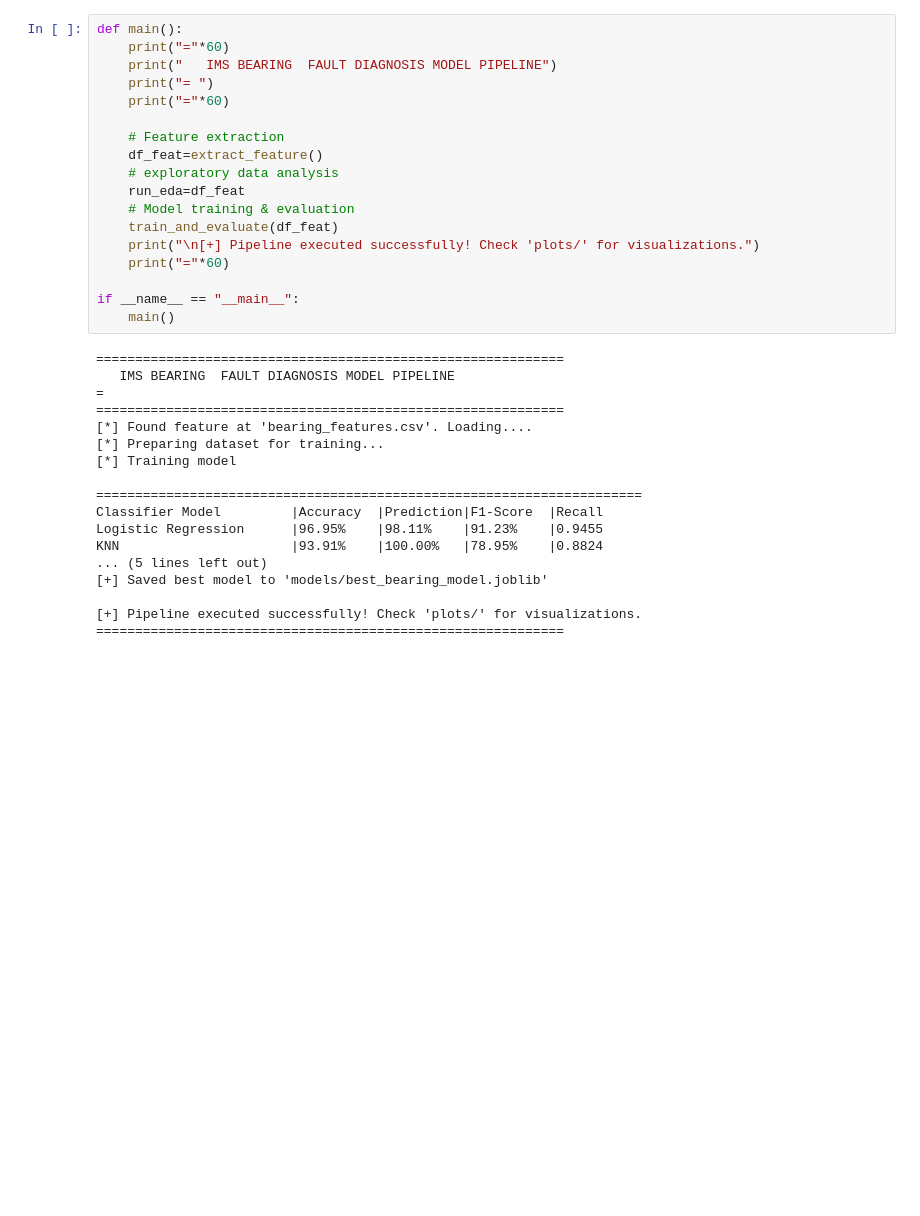
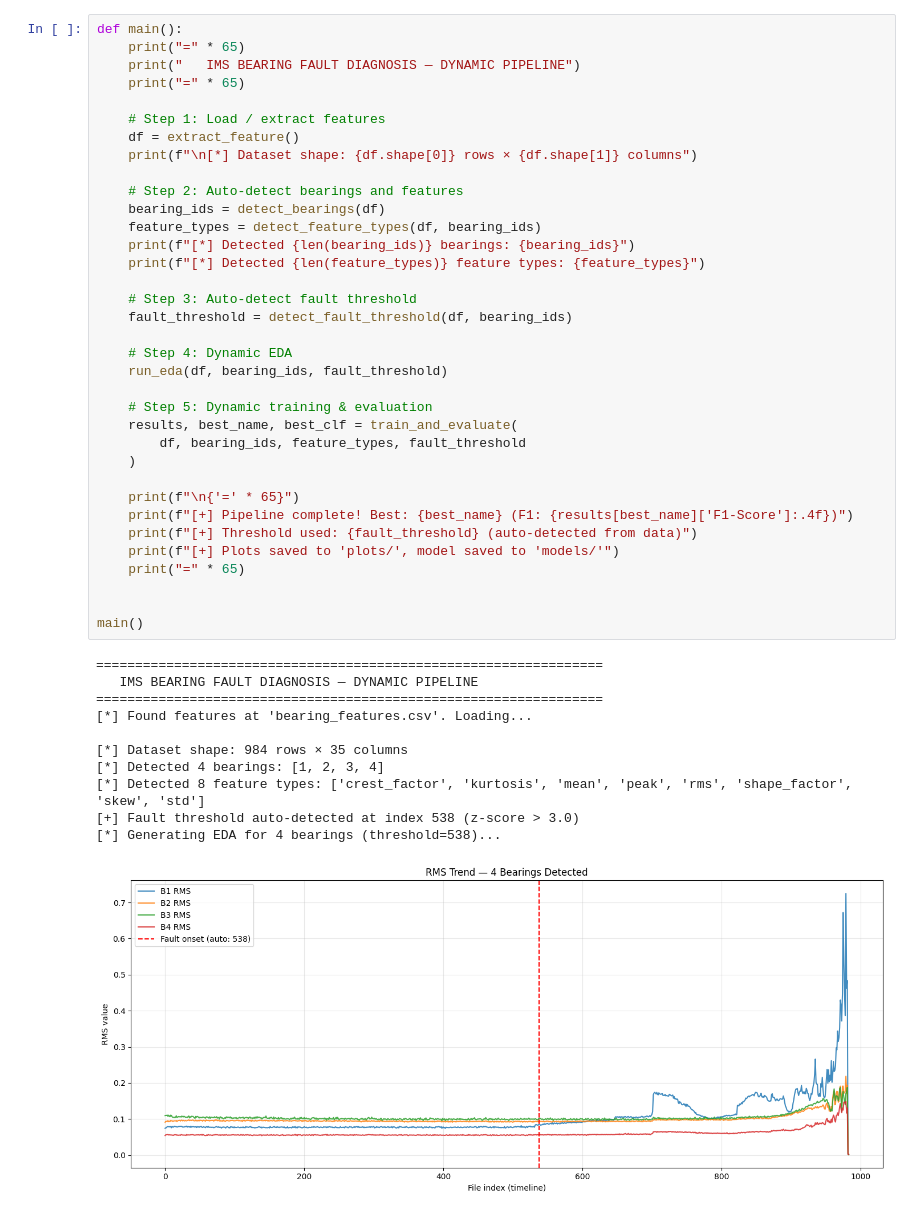
Before and after one commit to Shashank1725/-NASA-IMS-Bearing-Fault-Diagnosis, a Jupyter notebook: main.ipynb, the cells around one changed output. Cells and saved outputs as stored; diff of their text form; blank space fills up the shorter version.

Commit message:
Update models, plots, and main notebook

```diff
--- a/main.ipynb
+++ b/main.ipynb
@@ -199,36 +450,47 @@ def train_and_evaluate(df):
 # %%
 def main():
-    print("="*60)
-    print("   IMS BEARING  FAULT DIAGNOSIS MODEL PIPELINE")
-    print("= ")
-    print("="*60)
+    print("=" * 65)
+    print("   IMS BEARING FAULT DIAGNOSIS — DYNAMIC PIPELINE")
+    print("=" * 65)
 
-    # Feature extraction
-    df_feat=extract_feature()
-    # exploratory data analysis
-    run_eda=df_feat
-    # Model training & evaluation
-    train_and_evaluate(df_feat)
-    print("\n[+] Pipeline executed successfully! Check 'plots/' for visualizations.")
-    print("="*60)
+    # Step 1: Load / extract features
+    df = extract_feature()
+    print(f"\n[*] Dataset shape: {df.shape[0]} rows × {df.shape[1]} columns")
 
-if __name__ == "__main__":
-    main()
+    # Step 2: Auto-detect bearings and features
+    bearing_ids = detect_bearings(df)
+    feature_types = detect_feature_types(df, bearing_ids)
+    print(f"[*] Detected {len(bearing_ids)} bearings: {bearing_ids}")
+    print(f"[*] Detected {len(feature_types)} feature types: {feature_types}")
+
+    # Step 3: Auto-detect fault threshold
+    fault_threshold = detect_fault_threshold(df, bearing_ids)
+
+    # Step 4: Dynamic EDA
+    run_eda(df, bearing_ids, fault_threshold)
+
+    # Step 5: Dynamic training & evaluation
+    results, best_name, best_clf = train_and_evaluate(
+        df, bearing_ids, feature_types, fault_threshold
+    )
+
+    print(f"\n{'=' * 65}")
+    print(f"[+] Pipeline complete! Best: {best_name} (F1: {results[best_name]['F1-Score']:.4f})")
+    print(f"[+] Threshold used: {fault_threshold} (auto-detected from data)")
+    print(f"[+] Plots saved to 'plots/', model saved to 'models/'")
+    print("=" * 65)
+
+
+main()
 # %% [output]
-============================================================
-   IMS BEARING  FAULT DIAGNOSIS MODEL PIPELINE
-=
-============================================================
-[*] Found feature at 'bearing_features.csv'. Loading....
-[*] Preparing dataset for training...
-[*] Training model
+=================================================================
+   IMS BEARING FAULT DIAGNOSIS — DYNAMIC PIPELINE
+=================================================================
+[*] Found features at 'bearing_features.csv'. Loading...
 
-======================================================================
-Classifier Model         |Accuracy  |Prediction|F1-Score  |Recall
-Logistic Regression      |96.95%    |98.11%    |91.23%    |0.9455
-KNN                      |93.91%    |100.00%   |78.95%    |0.8824
-... (5 lines left out)
-[+] Saved best model to 'models/best_bearing_model.joblib'
-
-[+] Pipeline executed successfully! Check 'plots/' for visualizations.
-============================================================
+[*] Dataset shape: 984 rows × 35 columns
+[*] Detected 4 bearings: [1, 2, 3, 4]
+[*] Detected 8 feature types: ['crest_factor', 'kurtosis', 'mean', 'peak', 'rms', 'shape_factor', 'skew', 'std']
+[+] Fault threshold auto-detected at index 538 (z-score > 3.0)
+[*] Generating EDA for 4 bearings (threshold=538)...
+[figure, added]
```
Also changed, not shown: parts of 13 cells of this notebook, 10 other files.
